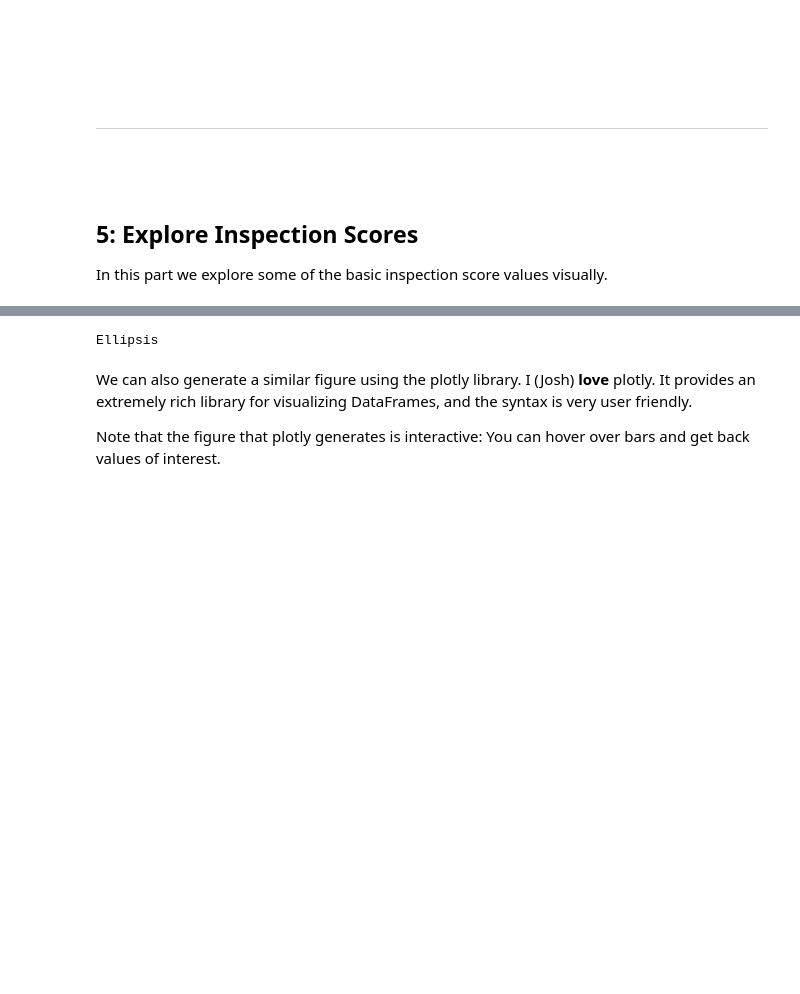
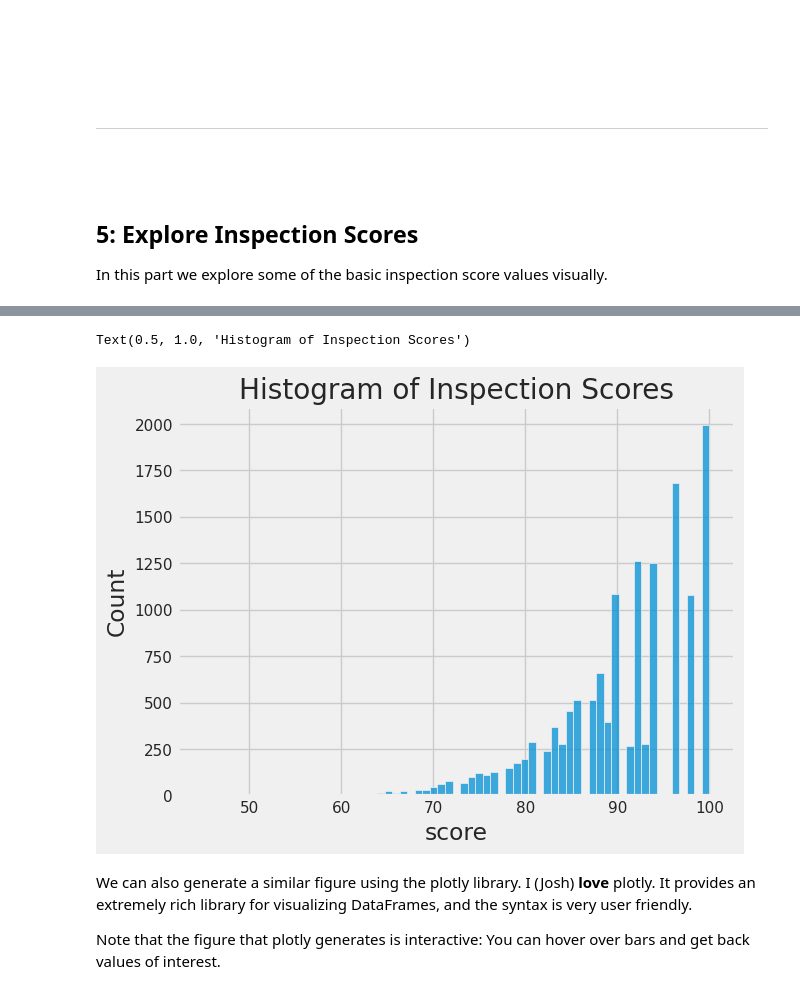
Before and after one commit to brianballer/ds100-sp22, a Jupyter notebook: hw/hw02/hw02.ipynb, the cells around one changed output, grey strips where cells are left out. Saved outputs shown, nothing was run; the diff lists cells and outputs as text; code cells hidden in the pictures; blank space fills up the shorter version.

```diff
--- a/hw/hw02/hw02.ipynb
+++ b/hw/hw02/hw02.ipynb
@@ -1774,10 +1879,12 @@ name: q5a
 points: 1
 manual: True
 -->
-# %%
-...
-# %% [output]
-Ellipsis
+# %%
+sns.histplot(data=ins, x="score")
+plt.title("Histogram of Inspection Scores")
+# %% [output]
+Text(0.5, 1.0, 'Histogram of Inspection Scores')
+[figure, added]
 # %% [markdown]
 <!-- END QUESTION -->
 
```
Also changed, not shown: parts of 25 cells of this notebook.
